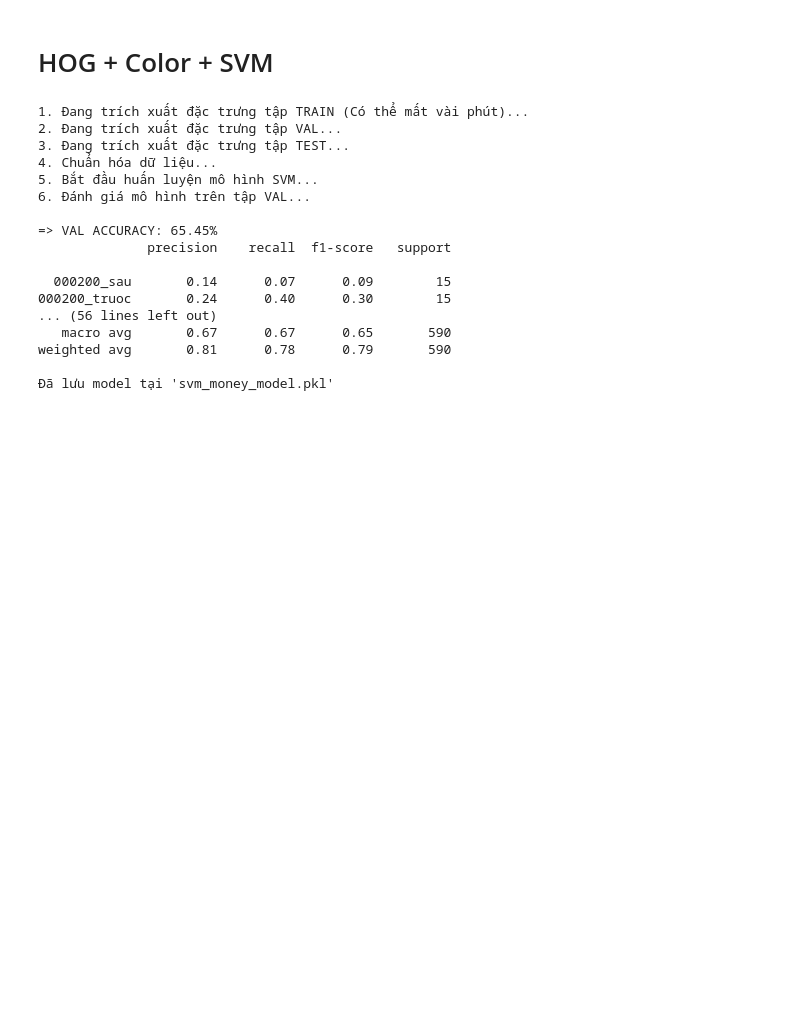
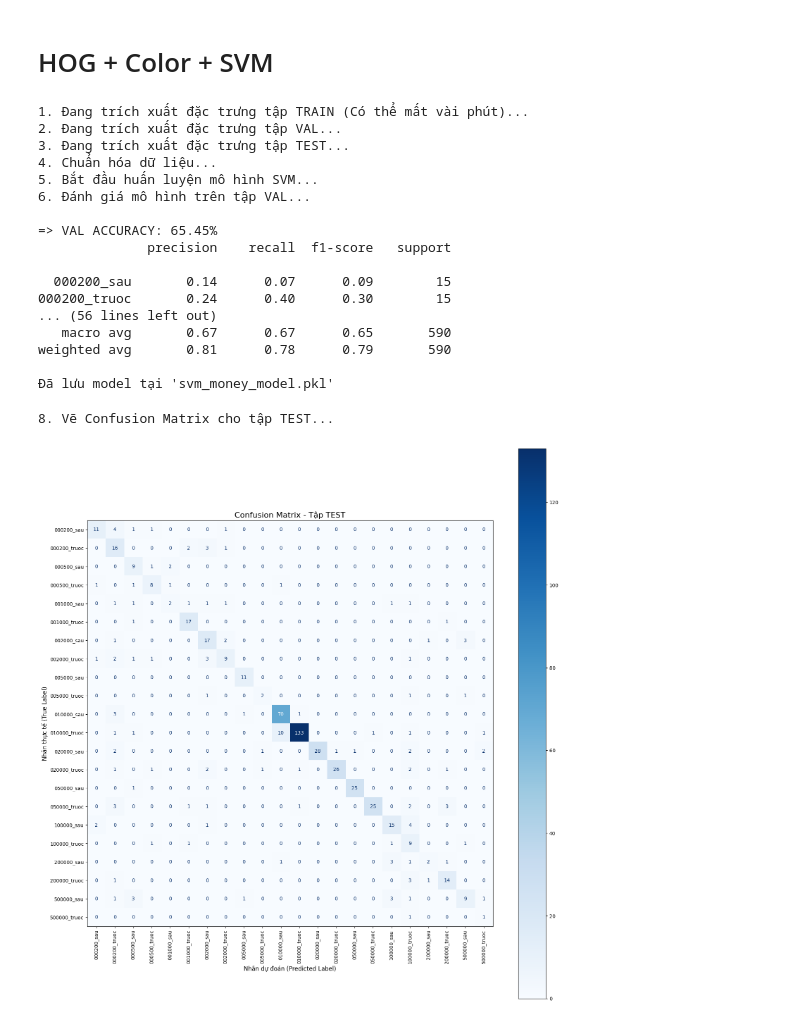
Before and after one commit to DoanThu-collab/CS231-vietnamese-currency-recognition-, a Jupyter notebook: ml/HOG+Color+SVM.ipynb, the cells around one changed output. Saved outputs shown, nothing was run; the diff lists cells and outputs as text; code cells hidden in the pictures; blank space fills up the shorter version.

```diff
--- a/ml/HOG+Color+SVM.ipynb
+++ b/ml/HOG+Color+SVM.ipynb
@@ -162,6 +164,34 @@ print("Đã lưu model tại 'svm_money_model.pkl'")
 weighted avg       0.81      0.78      0.79       590
 
 Đã lưu model tại 'svm_money_model.pkl'
+# %%
+print("8. Vẽ Confusion Matrix cho tập TEST...")
+
+# Lấy danh sách các nhãn (labels) thực tế từ mô hình
+labels = svm_model.classes_
+
+# Tính toán confusion matrix
+cm = confusion_matrix(y_test, y_test_pred, labels=labels)
+
+# Khởi tạo figure với kích thước lớn vì dataset của bạn có khá nhiều class (hơn 30 class)
+fig, ax = plt.subplots(figsize=(16, 16))
+
+# Cấu hình và vẽ Confusion Matrix
+disp = ConfusionMatrixDisplay(confusion_matrix=cm, display_labels=labels)
+
+# xticks_rotation='vertical' giúp chữ ở trục X dựng dọc lên, không bị đè vào nhau
+disp.plot(cmap=plt.cm.Blues, ax=ax, xticks_rotation='vertical')
+
+plt.title('Confusion Matrix - Tập TEST', fontsize=16)
+plt.xlabel('Nhãn dự đoán (Predicted Label)', fontsize=12)
+plt.ylabel('Nhãn thực tế (True Label)', fontsize=12)
+
+# Tối ưu khoảng cách hiển thị và show hình
+plt.tight_layout()
+plt.show()
+# %% [output]
+8. Vẽ Confusion Matrix cho tập TEST...
+[figure, added]
 # %%
 from google.colab import files
 
```
Also changed, not shown: parts of 2 cells of this notebook.
